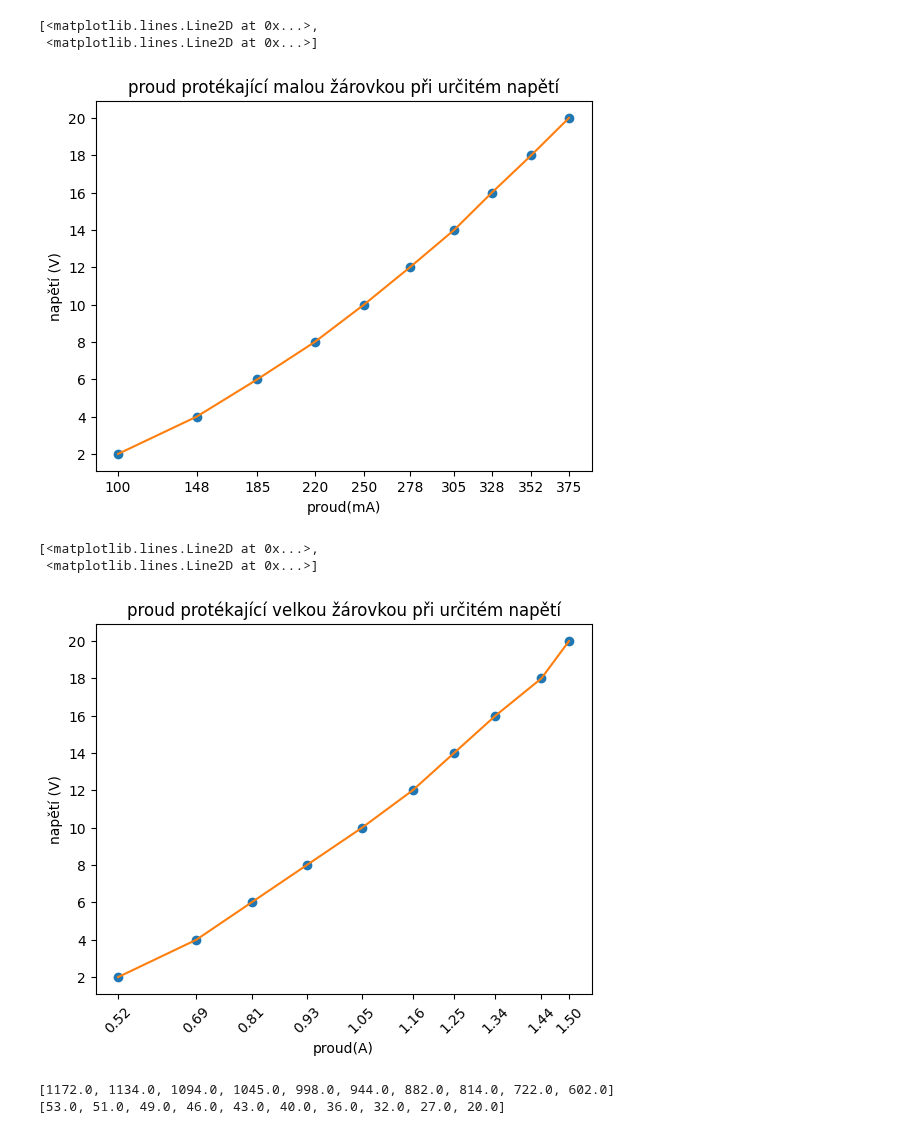
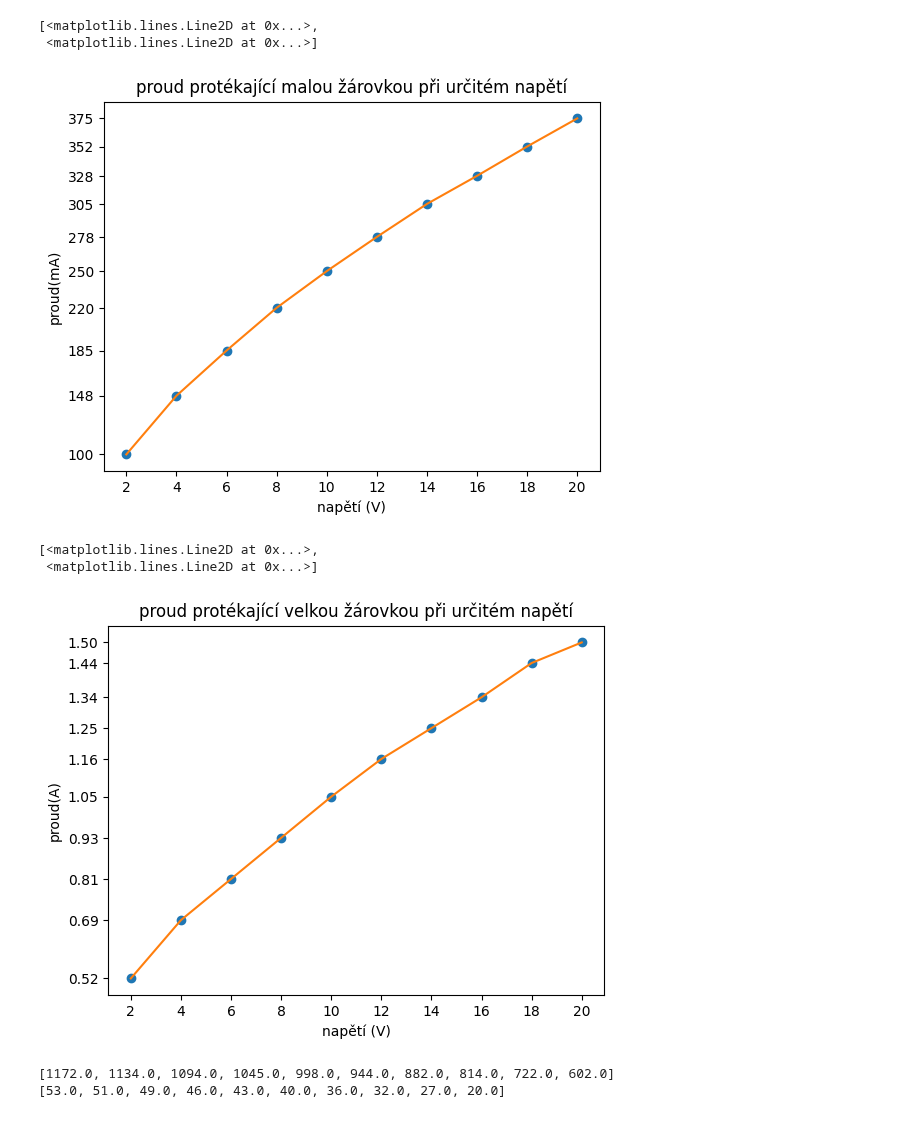
Before and after one commit to JakubSlof/Teddy-bear-detection, a Jupyter notebook: fyzika.ipynb, the cells around one changed output. Drawn from its saved outputs; the diff is of its cells as text; code cells hidden in the pictures.

```diff
--- a/fyzika.ipynb
+++ b/fyzika.ipynb
@@ -7,6 +7,6 @@ y = np.array([100,148,185,220,250,278,305,328,352,375])
 # %%
-plt.ylabel(r'napětí (V)')
-plt.xlabel(r'proud(mA)')
+plt.xlabel(r'napětí (V)')
+plt.ylabel(r'proud(mA)')
 plt.xticks(y)
 plt.yticks(x)
 plt.title('proud protékající malou žárovkou při určitém napětí')
@@ -14,23 +14,23 @@ plt.plot(y,x,"o",y,x)
 # %% [output]
 [<matplotlib.lines.Line2D at 0x...>,
  <matplotlib.lines.Line2D at 0x...>]
-[figure, old version]
+[figure, new version]
 # %%
-x = np.array([2,4,6,8,10,12,14,16,18,20])
-y = np.array([1.50,1.44,1.34,1.25,1.16,1.05,0.93,0.81,0.69,0.52])
-y = np.flip(y)
+y = np.array([2,4,6,8,10,12,14,16,18,20])
+x = np.array([1.50,1.44,1.34,1.25,1.16,1.05,0.93,0.81,0.69,0.52])
+x = np.flip(x)
 # %%
-plt.ylabel(r'napětí (V)')
-plt.xlabel(r'proud(A)')
+plt.xlabel(r'napětí (V)')
+plt.ylabel(r'proud(A)')
 plt.xticks(y)
 plt.yticks(x)
-plt.xticks(rotation=45)
+#plt.xticks(rotation=45)
 plt.title('proud protékající velkou žárovkou při určitém napětí')
 plt.plot(y,x,"o",y,x)
 # %% [output]
 [<matplotlib.lines.Line2D at 0x...>,
  <matplotlib.lines.Line2D at 0x...>]
-[figure, old version]
+[figure, new version]
 # %%
 x=[]
 y2=[]
```
Also changed, not shown: parts of 1 cell of this notebook, 1 other file.
